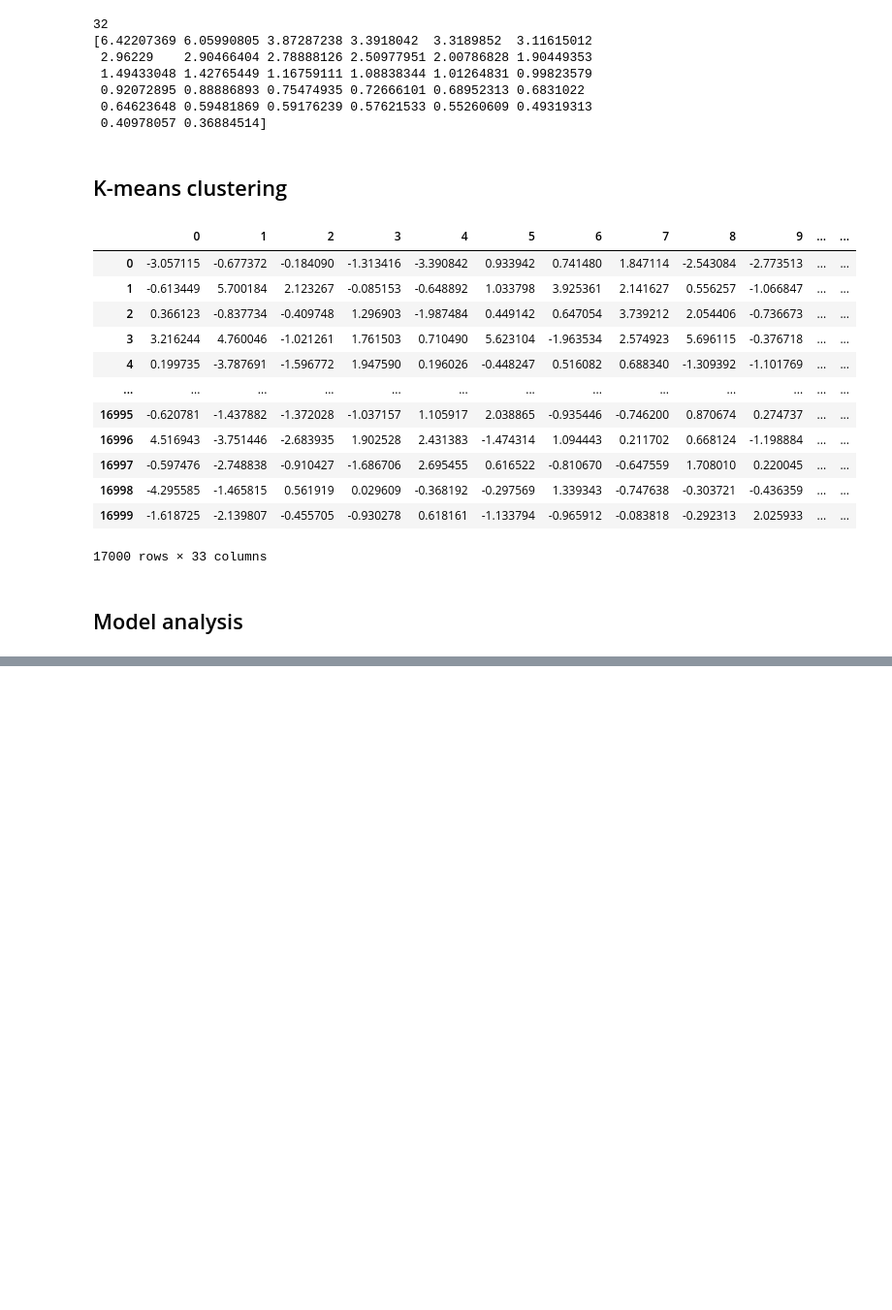
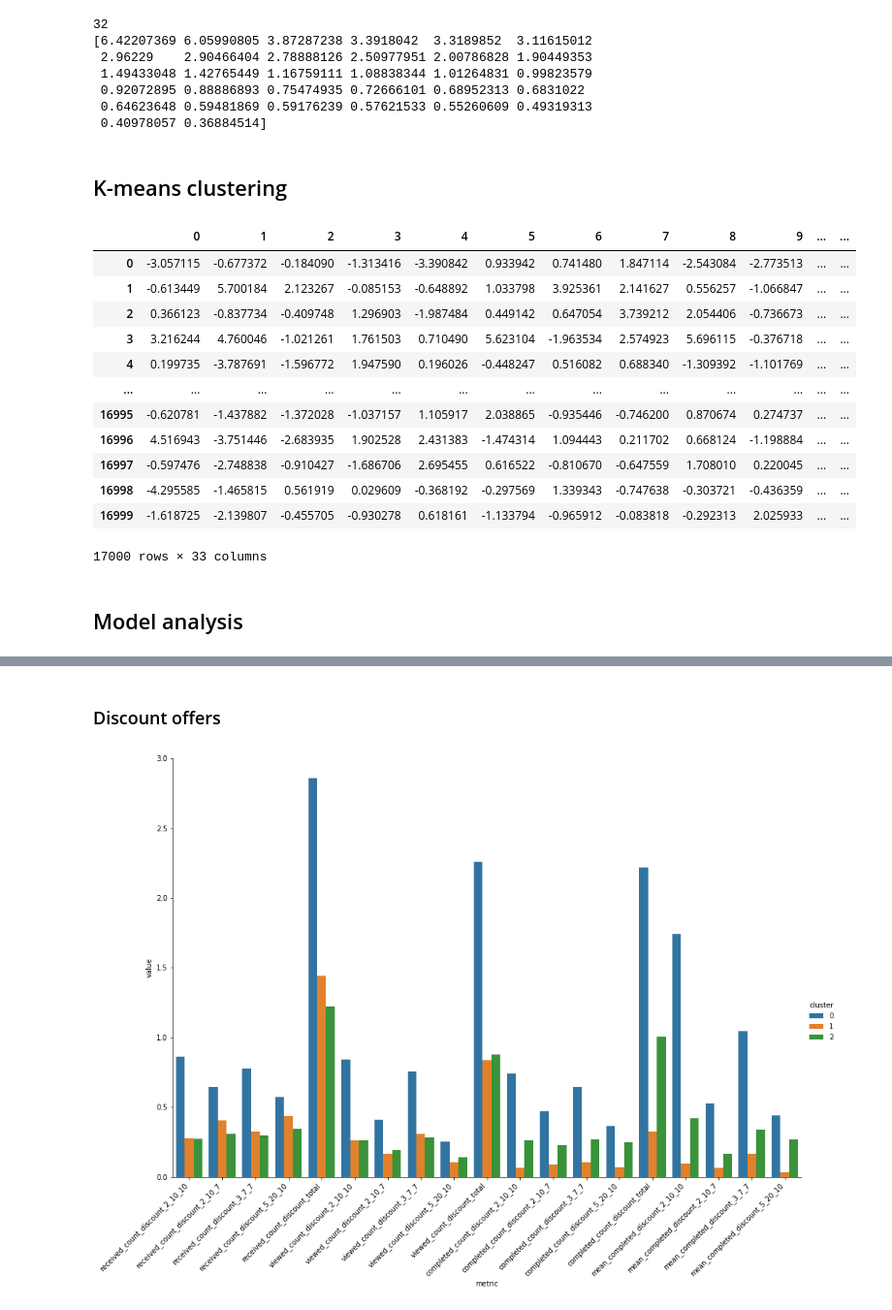
Before and after one commit to trant22t/data-science-nanodegree, a Jupyter notebook: starbucks_optimization_strategy/customer_segmentation/main.ipynb, the cells around one changed output, grey strips where cells are left out. Shown at 97% size. Drawn from its saved outputs; the diff is of its cells as text; code cells hidden in the pictures; blank space fills up the shorter version.

```diff
--- a/starbucks_optimization_strategy/customer_segmentation/customer_segmentation_2.ipynb
+++ b/starbucks_optimization_strategy/customer_segmentation/main.ipynb
@@ -521,0 +553,7 @@ plt.show()
+# %% [markdown]
+### Discount offers
+# %%
+discount_centers = melt_centers_df(centers_df, 'metric.str.contains("discount")')
+plot_centers_by_var(discount_centers)
+# %% [output]
+[figure, added]
```
Also changed, not shown: parts of 25 cells of this notebook, 2 other files.
